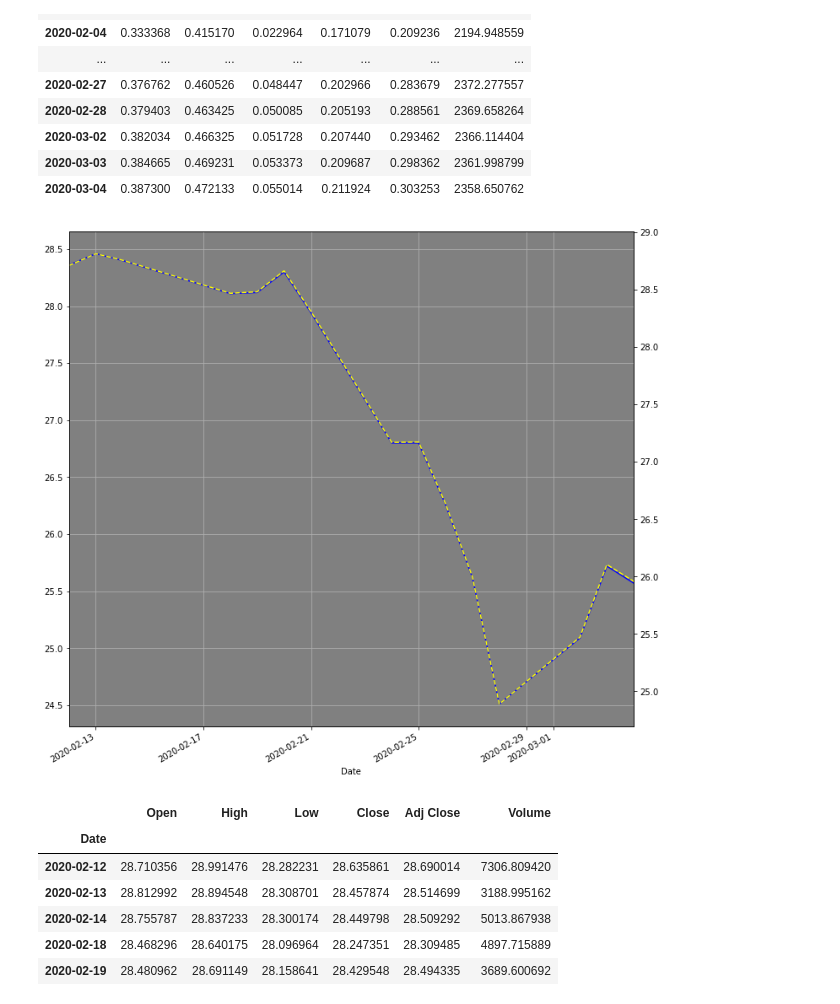
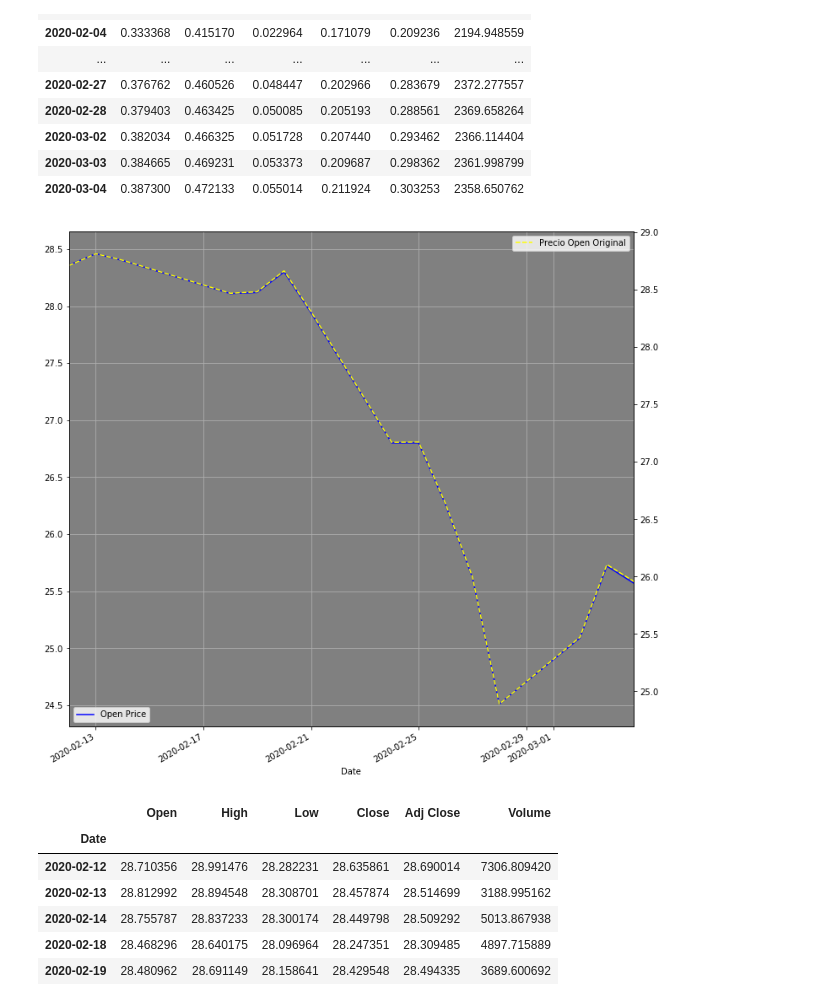
Before and after one commit to jibo16/CriptoPredictor, a Jupyter notebook: src/Proyecto.ipynb, the cells around one changed output. Cells and saved outputs as stored; diff of their text form; code cells hidden in the pictures.

```diff
--- a/src/Proyecto.ipynb
+++ b/src/Proyecto.ipynb
@@ -504,14 +547,16 @@ f_DAX = f_DAX.dropna()
 # %%
 # Ploteo de la prediccion contra el real de los datos usando 15 dias
 plt.figure(figsize=(12,12))
 ax = plt.axes()
 ax.set_facecolor('grey')
 ax1= X_test_DAX.Open.plot(c='blue',grid=True, label='Open Price')
 ax2= f_DAX.Open.plot(c='yellow', ls='--',grid=True,secondary_y=True,label='Precio Open Original')
+ax1.legend(loc='lower left')
+ax2.legend()
 plt.savefig('../images/RealvsPredDAX.png')
 plt.show()
 # %% [output]
-[figure, old version]
+[figure, new version]
 # %%
 # muestra de los datos predecidos
 f_DAX
```
Also changed, not shown: parts of 8 cells of this notebook, 8 other files.
